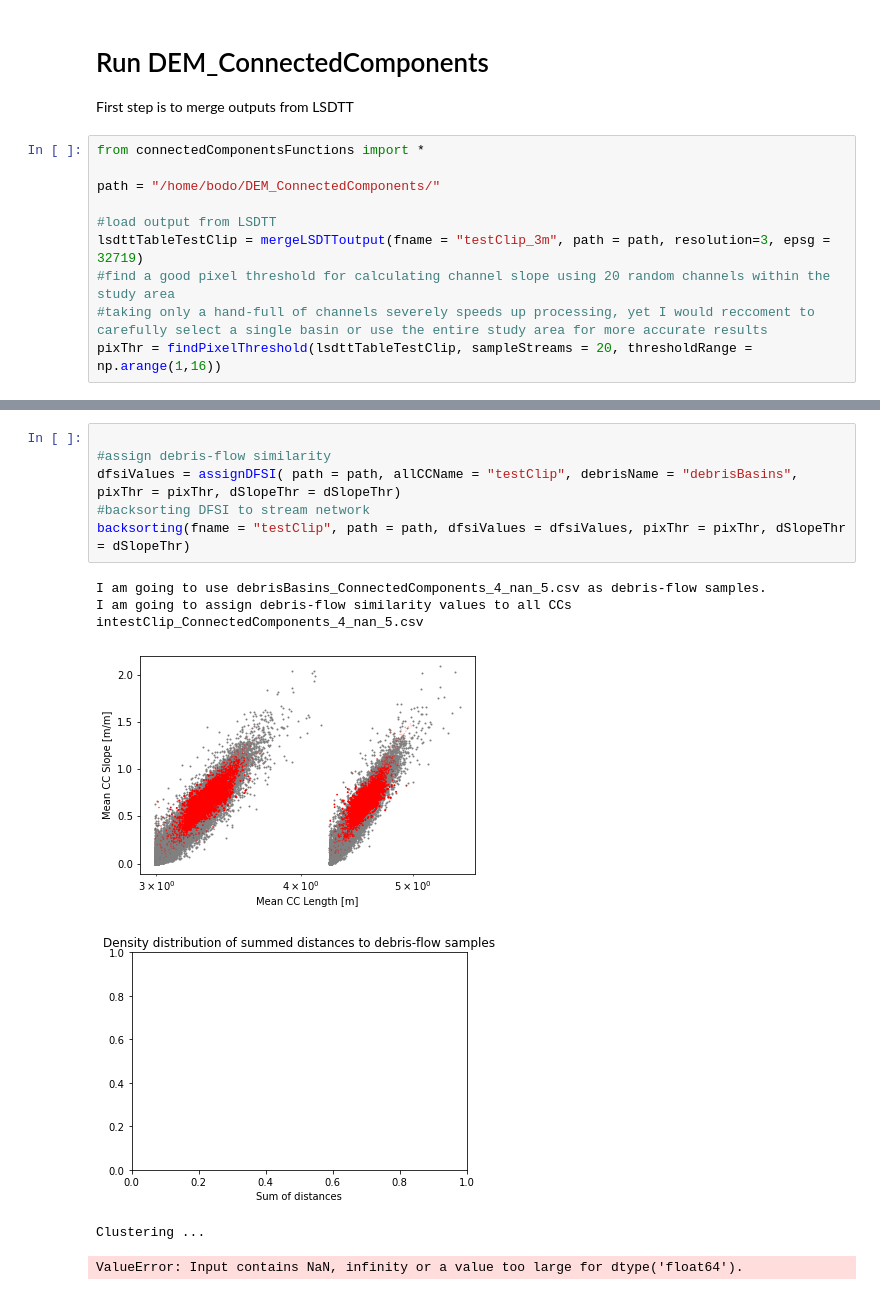
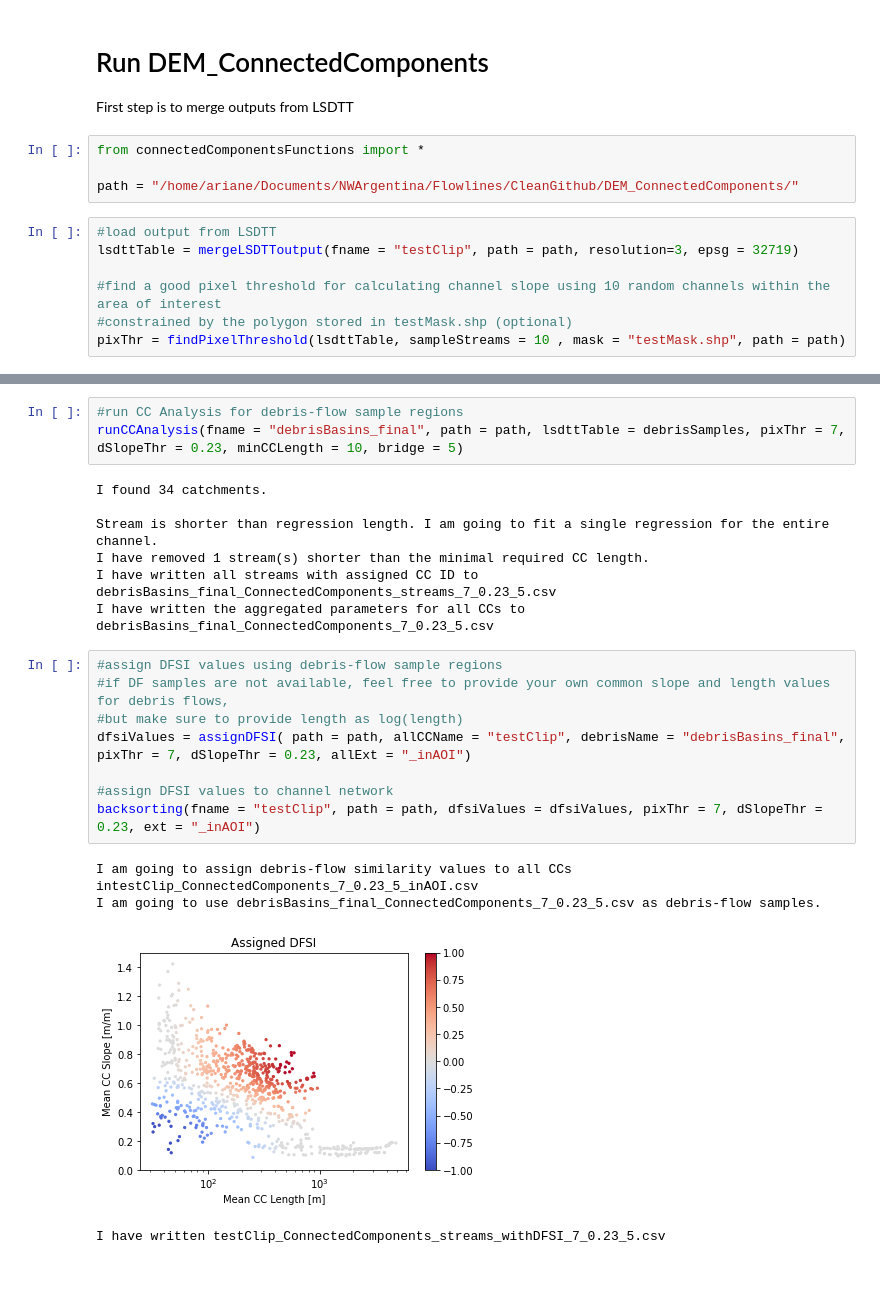
Before and after one commit to UP-RS-ESP/DEM_ConnectedComponents, a Jupyter notebook: ConnectedComponent_DEM_example.ipynb, the cells around one changed output, grey strips where cells are left out. Drawn from its saved outputs; the diff is of its cells as text.

```diff
--- a/ConnectedComponent_DEM_example.ipynb
+++ b/ConnectedComponent_DEM_example.ipynb
@@ -140,15 +140,16 @@ lsdtt-chi-mapping debrisBasins.driver
 # %% [markdown]
 # Run DEM_ConnectedComponents
 First step is to merge outputs from LSDTT
+# %%
+from connectedComponentsFunctions import *
+
+path = "/home/ariane/Documents/NWArgentina/Flowlines/CleanGithub/DEM_ConnectedComponents/"
 # %%
-from connectedComponentsFunctions import *
+#load output from LSDTT
+lsdttTable = mergeLSDTToutput(fname = "testClip", path = path, resolution=3, epsg = 32719)
 
-path = "/home/bodo/DEM_ConnectedComponents/"
-
-#load output from LSDTT
-lsdttTableTestClip = mergeLSDTToutput(fname = "testClip_3m", path = path, resolution=3, epsg = 32719)
-#find a good pixel threshold for calculating channel slope using 20 random channels within the study area
-#taking only a hand-full of channels severely speeds up processing, yet I would reccoment to carefully select a single basin or use the entire study area for more accurate results
-pixThr = findPixelThreshold(lsdttTableTestClip, sampleStreams = 20, thresholdRange = np.arange(1,16))
+#find a good pixel threshold for calculating channel slope using 10 random channels within the area of interest
+#constrained by the polygon stored in testMask.shp (optional)
+pixThr = findPixelThreshold(lsdttTable, sampleStreams = 10 , mask = "testMask.shp", path = path)
 # %% [output]
 Merging CSV files from LSDTopoTools...
@@ -219,13 +197,23 @@ I have written the aggregated parameters for all CCs to debrisBasins_ConnectedCo
+# %%
+#run CC Analysis for debris-flow sample regions
+runCCAnalysis(fname = "debrisBasins_final", path = path, lsdttTable = debrisSamples, pixThr = 7, dSlopeThr = 0.23, minCCLength = 10, bridge = 5)
+# %% [output]
+I found 34 catchments.
+
+Stream is shorter than regression length. I am going to fit a single regression for the entire channel.
+I have removed 1 stream(s) shorter than the minimal required CC length.
+I have written all streams with assigned CC ID to debrisBasins_final_ConnectedComponents_streams_7_0.23_5.csv
+I have written the aggregated parameters for all CCs to debrisBasins_final_ConnectedComponents_7_0.23_5.csv
 # %%
+#assign DFSI values using debris-flow sample regions
+#if DF samples are not available, feel free to provide your own common slope and length values for debris flows,
+#but make sure to provide length as log(length)
+dfsiValues = assignDFSI( path = path, allCCName = "testClip", debrisName = "debrisBasins_final", pixThr = 7, dSlopeThr = 0.23, allExt = "_inAOI")
 
-#assign debris-flow similarity
-dfsiValues = assignDFSI( path = path, allCCName = "testClip", debrisName = "debrisBasins", pixThr = pixThr, dSlopeThr = dSlopeThr)
-#backsorting DFSI to stream network
-backsorting(fname = "testClip", path = path, dfsiValues = dfsiValues, pixThr = pixThr, dSlopeThr = dSlopeThr)
+#assign DFSI values to channel network
+backsorting(fname = "testClip", path = path, dfsiValues = dfsiValues, pixThr = 7, dSlopeThr = 0.23, ext = "_inAOI")
 # %% [output]
-I am going to use debrisBasins_ConnectedComponents_4_nan_5.csv as debris-flow samples.
-I am going to assign debris-flow similarity values to all CCs intestClip_ConnectedComponents_4_nan_5.csv
+I am going to assign debris-flow similarity values to all CCs intestClip_ConnectedComponents_7_0.23_5_inAOI.csv
+I am going to use debrisBasins_final_ConnectedComponents_7_0.23_5.csv as debris-flow samples.
-[figure, old version]
+[figure, new version]
-[figure, removed]
-Clustering ...
+I have written testClip_ConnectedComponents_streams_withDFSI_7_0.23_5.csv
-ValueError: Input contains NaN, infinity or a value too large for dtype('float64').
```
Also changed, not shown: parts of 3 cells of this notebook, 26 other files.
